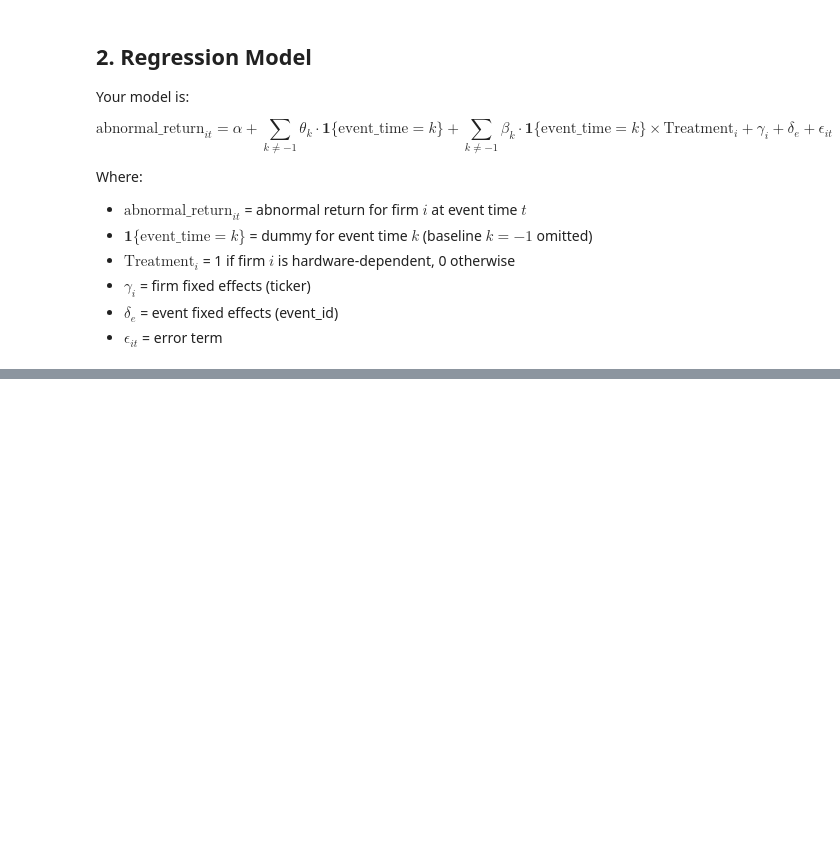
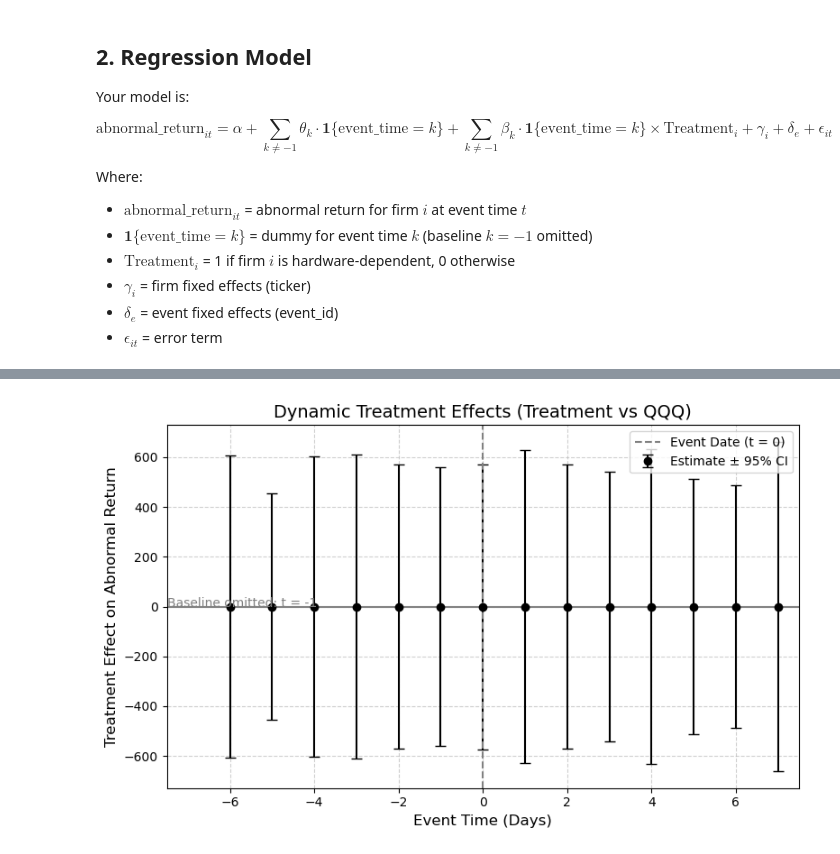
Before and after one commit to CynthiaShiyue/IDS701_Causal_Report_Project, a Jupyter notebook: EventTimeDiD2.ipynb, the cells around one changed output, grey strips where cells are left out. Cells and saved outputs as stored; diff of their text form; code cells hidden in the pictures; blank space fills up the shorter version.

```diff
--- a/EventTimeDiD2.ipynb
+++ b/EventTimeDiD2.ipynb
@@ -363,0 +347,28 @@ plt.show()
+# %%
+import matplotlib.pyplot as plt
+
+yerr_lower = (treat_effect['coef'] - treat_effect['lower']).abs()
+yerr_upper = (treat_effect['upper'] - treat_effect['coef']).abs()
+
+# Plot dynamic treatment effects
+plt.figure(figsize=(8, 5))
+plt.errorbar(
+    treat_effect['event_time'],
+    treat_effect['coef'],
+    yerr=[yerr_lower, yerr_upper],
+    fmt='o', capsize=4, color='black', label='Estimate ± 95% CI'
+)
+
+plt.axhline(0, color='gray', linestyle='-')
+plt.axvline(0, color='gray', linestyle='--', label='Event Date (t = 0)')
+plt.xlim(-7.5, 7.5)
+plt.title('Dynamic Treatment Effects (Treatment vs QQQ)', fontsize=14)
+plt.xlabel('Event Time (Days)', fontsize=12)
+plt.ylabel('Treatment Effect on Abnormal Return', fontsize=12)
+plt.legend()
+plt.text(-7.5, 0.02, 'Baseline omitted: t = -1', fontsize=10, color='gray')
+plt.grid(True, linestyle='--', alpha=0.6)
+plt.tight_layout()
+plt.show()
+# %% [output]
+[figure, added]
```
Also changed, not shown: parts of 15 cells of this notebook, 6 other files.
